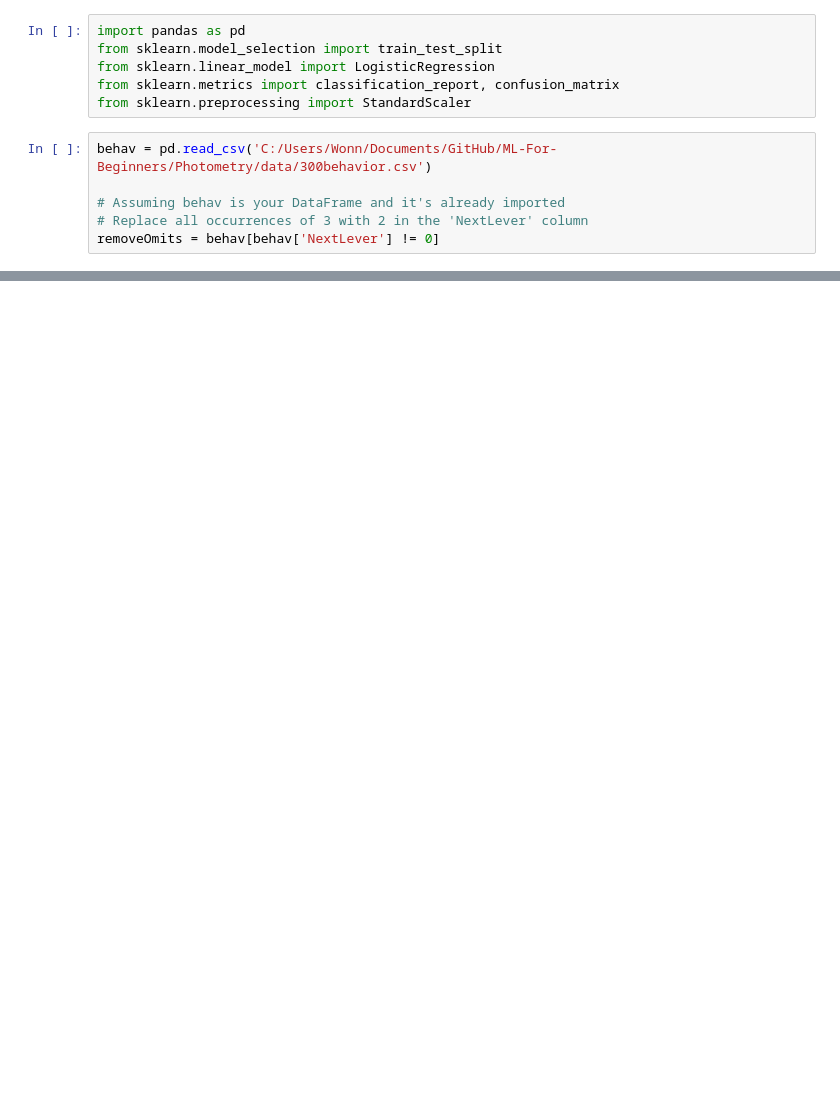
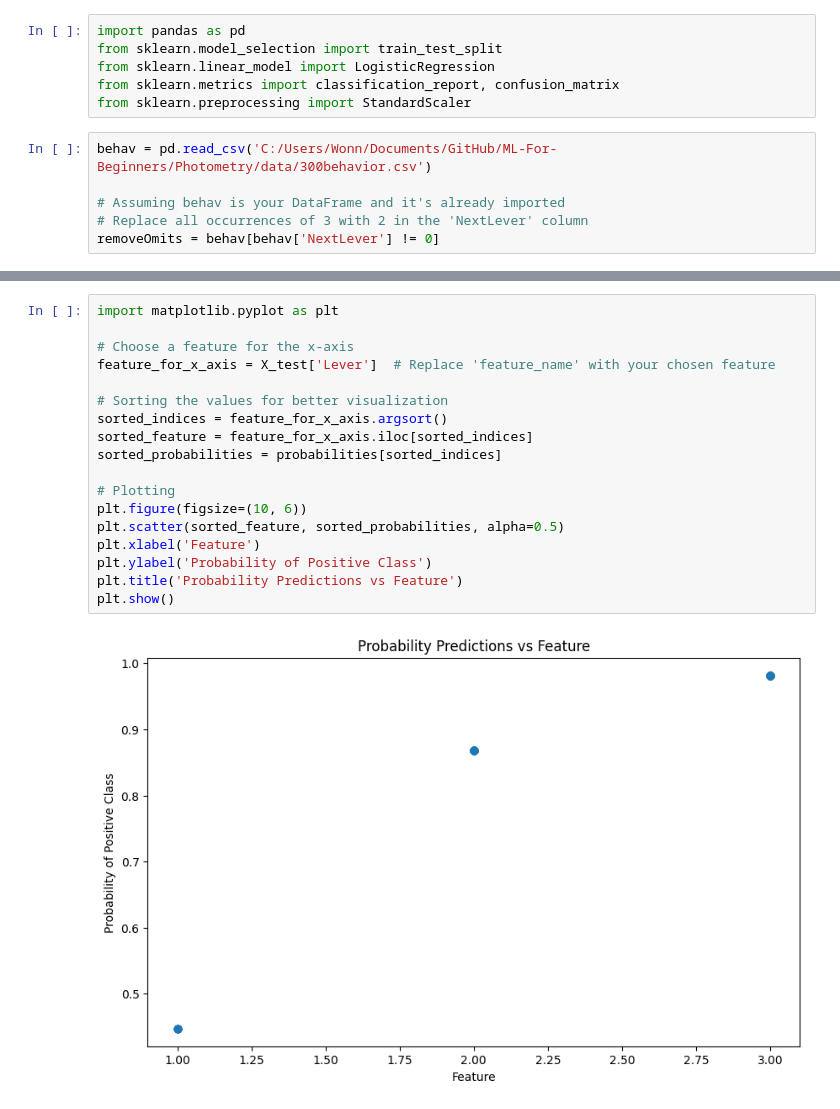
Before and after one commit to wonnpyon/ML-For-Beginners, a Jupyter notebook: Photometry/07SVMs.ipynb, the cells around one changed output, grey strips where cells are left out. Drawn from its saved outputs; the diff is of its cells as text; blank space fills up the shorter version.

```diff
--- a/Photometry/07SVMs.ipynb
+++ b/Photometry/07SVMs.ipynb
@@ -90,0 +162,20 @@ Confusion Matrix:
+# %%
+import matplotlib.pyplot as plt
+
+# Choose a feature for the x-axis
+feature_for_x_axis = X_test['Lever']  # Replace 'feature_name' with your chosen feature
+
+# Sorting the values for better visualization
+sorted_indices = feature_for_x_axis.argsort()
+sorted_feature = feature_for_x_axis.iloc[sorted_indices]
+sorted_probabilities = probabilities[sorted_indices]
+
+# Plotting
+plt.figure(figsize=(10, 6))
+plt.scatter(sorted_feature, sorted_probabilities, alpha=0.5)
+plt.xlabel('Feature')
+plt.ylabel('Probability of Positive Class')
+plt.title('Probability Predictions vs Feature')
+plt.show()
+# %% [output]
+[figure, added]
```
Also changed, not shown: parts of 6 cells of this notebook.
